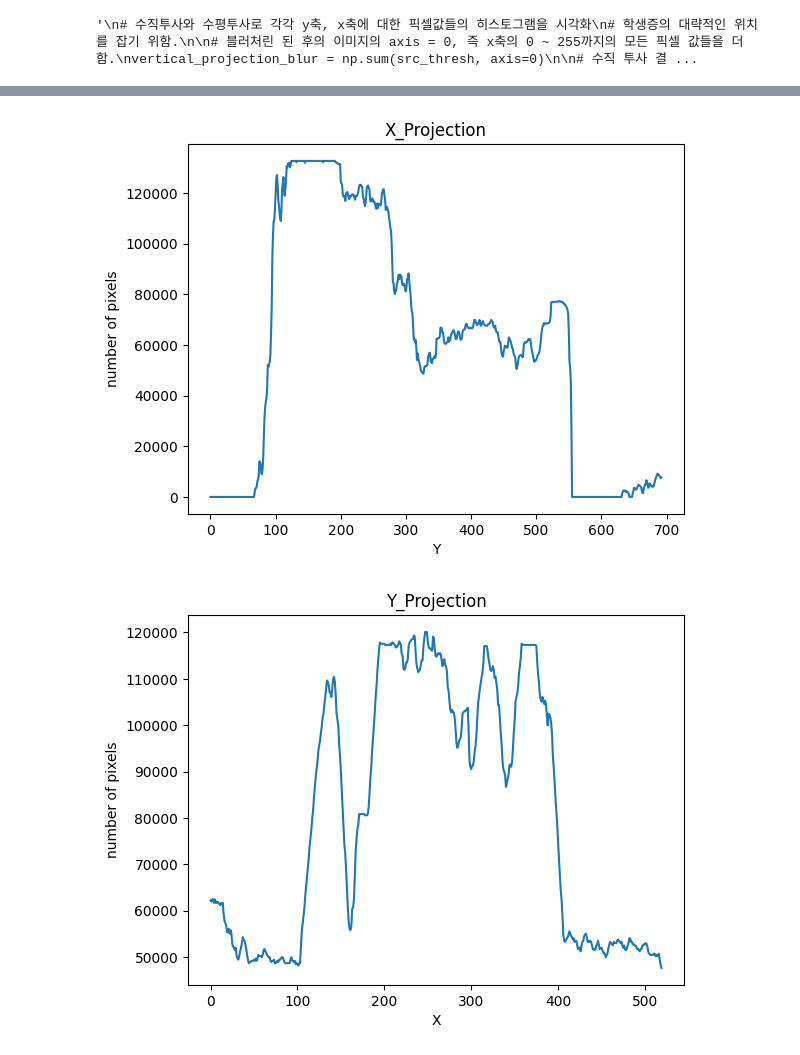
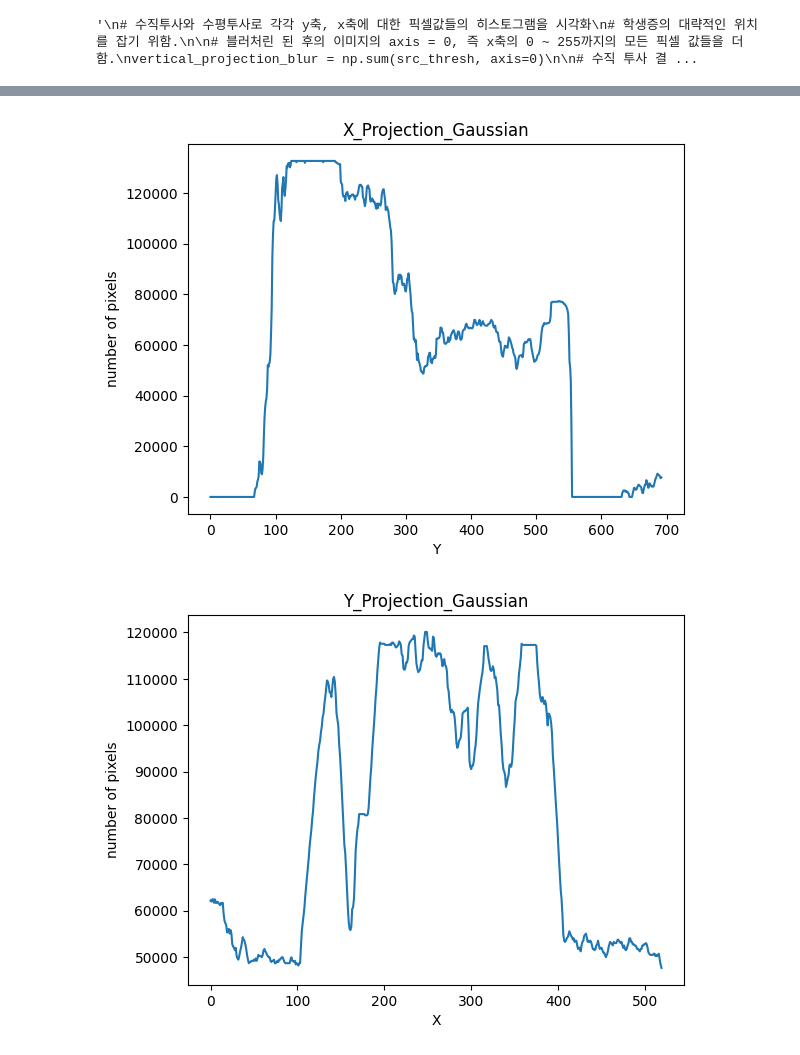
Before and after one commit to Lee-ChangHo/Student-ID-Recognition-Project, a Jupyter notebook: Test.ipynb, the cells around one changed output, grey strips where cells are left out. Cells and saved outputs as stored; diff of their text form; code cells hidden in the pictures.

```diff
--- a/Test.ipynb
+++ b/Test.ipynb
@@ -125,31 +125,31 @@ plt.show()
 # %%
 ## 수직투사와 수평투사로 각각 y축, x축에 대한 픽셀값들의 히스토그램을 시각화
 # 학생증의 대략적인 위치를 잡기 위함.
 
 # 2. 가우시안 블러를 적용한 후 이진화 한 이미지를 사용.
 # 가우시안 블러 처리한 이진화 이미지의 x축, y축 각각에 대한 픽셀값들의 히스토그램
 
 # X축 프로젝션 (행별 합계)
 # X축 (1 ~ 255)의 인덱스 1 부터 인덱스 255까지의 각각의 인덱스의 모든 Y축의 픽셀값들의 합
-x_projection = np.sum(src_thresh_blur, axis=1)
+x_projection_gaus = np.sum(src_thresh_blur, axis=1)
 
 # Y축 프로젝션 (열별 합계)
 # Y축 (1 ~ 255)의 인덱스 1 부터 인덱스 255까지의 각각의 인덱스의 모든 X축의 픽셀값들의 합
-y_projection = np.sum(src_thresh_blur, axis=0)
+y_projection_gaus = np.sum(src_thresh_blur, axis=0)
 
 # X축 히스토그램
-plt.plot(x_projection)
+plt.plot(x_projection_gaus)
 plt.xlabel('Y')
 plt.ylabel('number of pixels')
-plt.title('X_Projection')
+plt.title('X_Projection_Gaussian')
 plt.show()
 
 # Y축 히스토그램
-plt.plot(y_projection)
+plt.plot(y_projection_gaus)
 plt.xlabel('X')
 plt.ylabel('number of pixels')
-plt.title('Y_Projection')
+plt.title('Y_Projection_Gaussian')
 plt.show()
 # %% [output]
-[figure, old version]
+[figure, new version]
-[figure, old version]
+[figure, new version]
```
Also changed, not shown: parts of 9 cells of this notebook.
